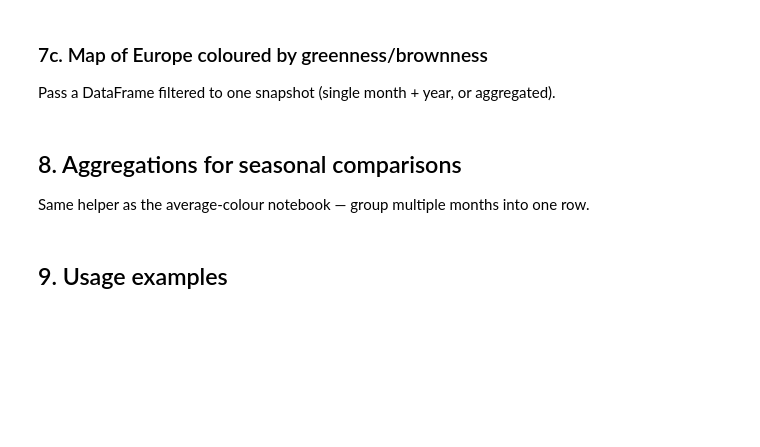
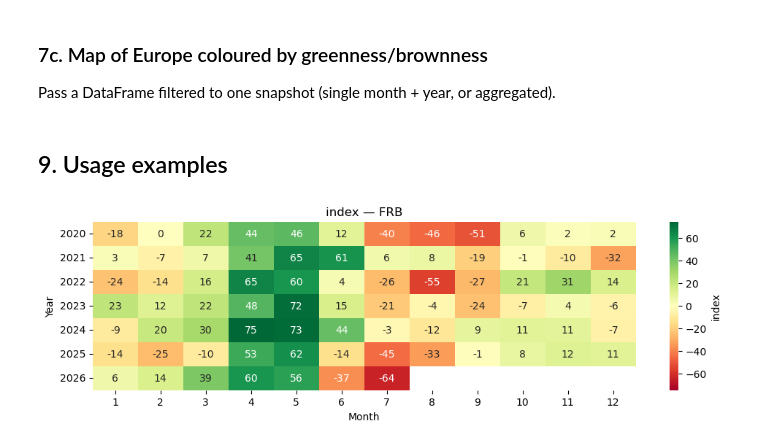
Before and after one commit to The-European-Correspondent/GreenToBrown, a Jupyter notebook: 003_AverageGreenessBrowness.ipynb, the cells around one changed output. Saved outputs shown, nothing was run; the diff lists cells and outputs as text; code cells hidden in the pictures; blank space fills up the shorter version.

```diff
--- a/003_AverageGreenessBrowness.ipynb
+++ b/003_AverageGreenessBrowness.ipynb
@@ -320,7 +339,3 @@ def plot_metric_map(df, metric="index", level=0, nuts_gdf=nuts_gdf,
     if save_path:
         plt.savefig(save_path, format=save_path.split(".")[-1], bbox_inches="tight")
     plt.show()
-# %% [markdown]
-## 8. Aggregations for seasonal comparisons
-
-Same helper as the average-colour notebook — group multiple months into one row.
@@ -338,5 +343,7 @@ def aggregate_scores(df, by=("nuts_id", "year")):
 ## 9. Usage examples
 # %%
 # Compute everything once — this is the slow step (a few minutes for ~1000 images)
-all_scores = build_analysis_dataframe()
-save_csv(all_scores, "all_scores")
+#all_scores = build_analysis_dataframe()
+#save_csv(all_scores, "all_scores")
+
+all_scores = pd.read_csv("output/0_analysis_csv/all_scores.csv")
@@ -348,3 +350,5 @@ visualize_mask(sample, kind="brown")
 # %%
-# A) Seasonality of Madrid over the years
-heatmap_region(all_scores, "ES30", metric="index")
+#Seasonality of Val Loire over the years
+heatmap_region(all_scores, "FRB", metric="index")
+# %% [output]
+[figure, added]
```
Also changed, not shown: parts of 18 cells of this notebook, 1 other file.
